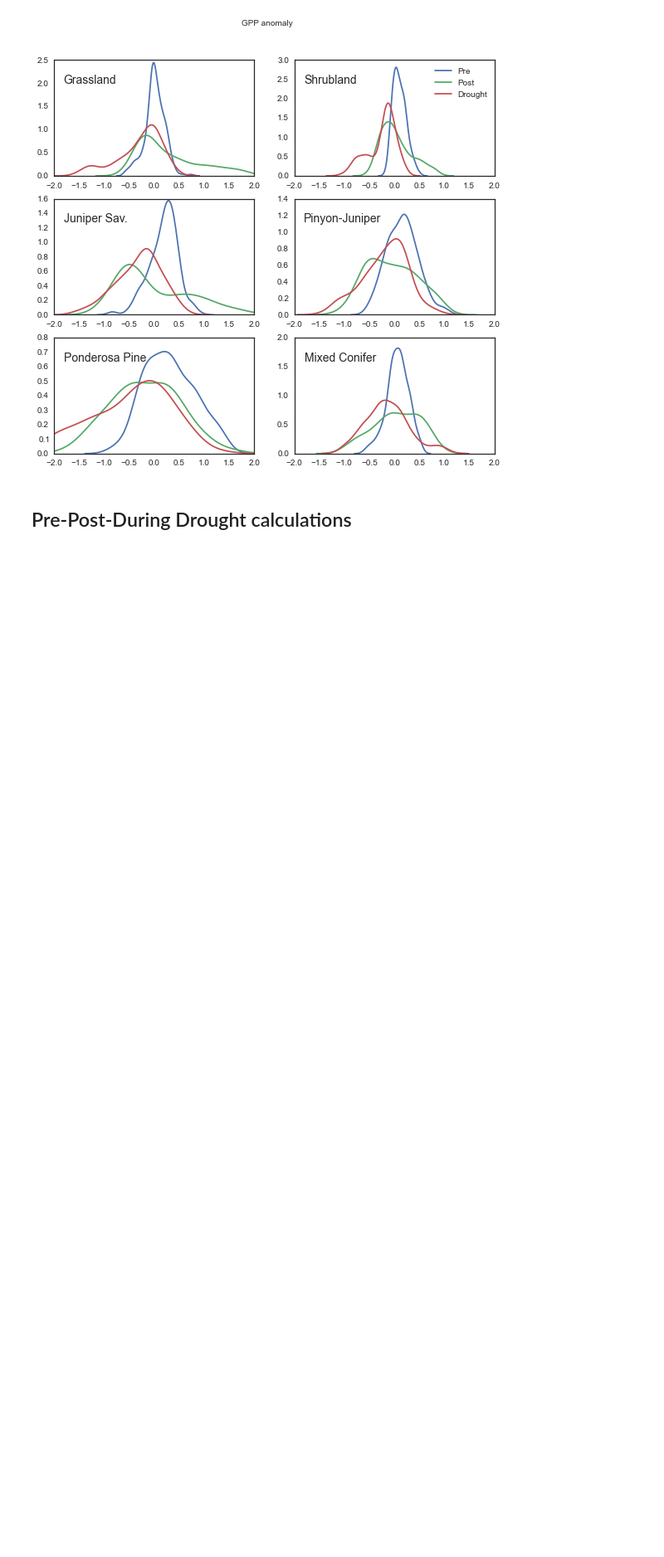
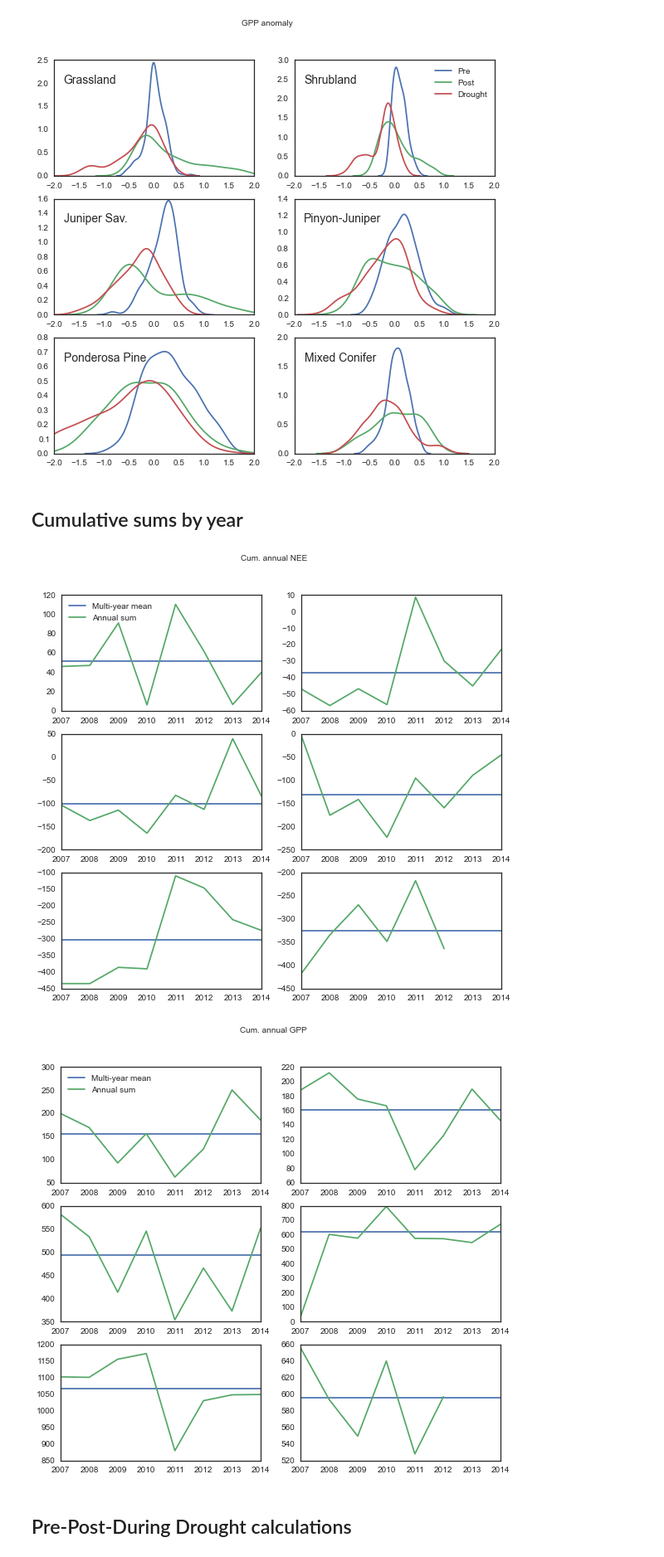
Before and after one commit to gremau/NMEG_miscellany, a Jupyter notebook: multiyear_means_and_anomaly.ipynb, the cells around one changed output. Shown at 83% size. Drawn from its saved outputs; the diff is of its cells as text; code cells hidden in the pictures; blank space fills up the shorter version.

```diff
--- a/multiyear_means_and_anomaly.ipynb
+++ b/multiyear_means_and_anomaly.ipynb
@@ -415,6 +415,49 @@ plt.suptitle('GPP anomaly')
 <matplotlib.text.Text at 0x...>
 [figure]
 [figure]
+# %% [markdown]
+## Cumulative sums by year
+# %%
+fig = plt.figure(figsize=( 9.5, 8.5 ), dpi=150, facecolor='w', edgecolor='k')
+for i, site in enumerate(sites):
+    ax = fig.add_subplot(3, 2, i+1)
+    data = d[site].FC_F_g_int.groupby(d[site].index.year).sum()
+    mean = fc_clim[site].allyr_mean.sum()
+    plt.plot([data.index[0], data.index[-1]], [mean, mean])
+    if site == 'Vcm':
+        data = data[data.index < 2013]
+    else:
+        data = data[data.index < 2015]
+    plt.plot(data.index, data)
+    plt.suptitle('Cum. annual NEE')
+    if i == 0:
+        plt.legend(['Multi-year mean', 'Annual sum'], loc='upper left')
+    plt.xlim([2007, 2014])
+    x_formatter = matplotlib.ticker.ScalarFormatter(useOffset=False)
+    ax.xaxis.set_major_formatter(x_formatter)
+    #print(data.GPP_g_int.sum())
+
+fig = plt.figure(figsize=( 9.5, 8.5 ), dpi=150, facecolor='w', edgecolor='k')
+for i, site in enumerate(sites):
+    ax = fig.add_subplot(3, 2, i+1)
+    data = d[site].GPP_g_int.groupby(d[site].index.year).sum()
+    mean = gpp_clim[site].allyr_mean.sum()
+    plt.plot([data.index[0], data.index[-1]], [mean, mean])
+    if site == 'Vcm':
+        data = data[data.index < 2013]
+    else:
+        data = data[data.index < 2015]
+    plt.plot(data.index, data)
+    plt.suptitle('Cum. annual GPP')
+    if i == 0:
+        plt.legend(['Multi-year mean', 'Annual sum'], loc='upper left')
+    plt.xlim([2007, 2014])
+    x_formatter = matplotlib.ticker.ScalarFormatter(useOffset=False)
+    ax.xaxis.set_major_formatter(x_formatter)
+    #print(data.GPP_g_int.sum())
+# %% [output]
+[figure, added]
+[figure, added]
 # %% [markdown]
 ## Pre-Post-During Drought calculations
 # %%
```
Also changed, not shown: parts of 2 cells of this notebook, 1 other file.
